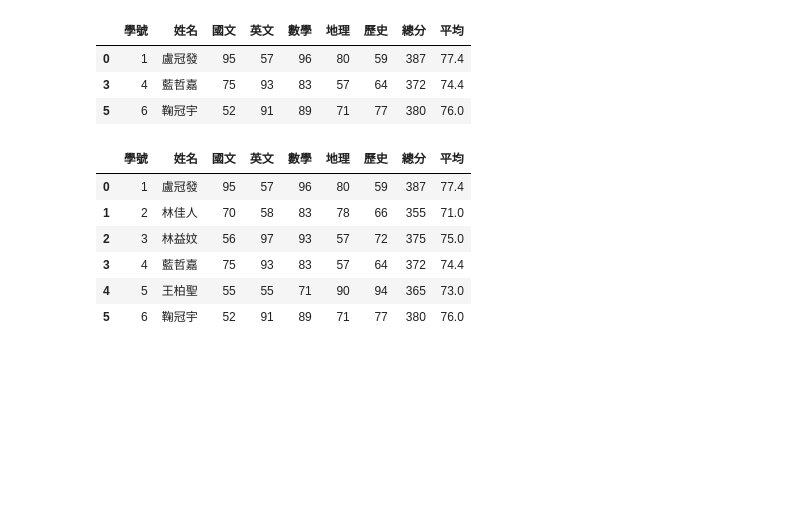
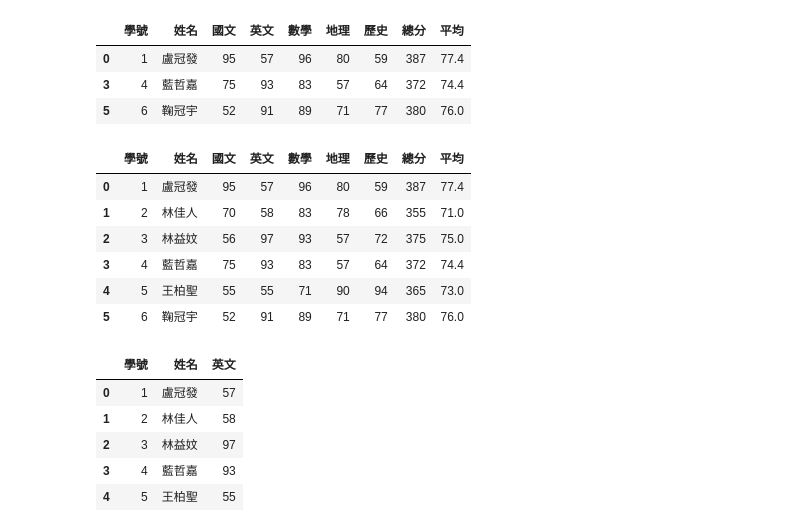
Before and after one commit to kyu226/kyu_2023_07_25, a Jupyter notebook: lesson17_4.ipynb, the cells around one changed output. Drawn from its saved outputs; the diff is of its cells as text; code cells hidden in the pictures; blank space fills up the shorter version.

```diff
--- a/lesson17_4.ipynb
+++ b/lesson17_4.ipynb
@@ -73,3 +73,14 @@ df.iloc[0:6]
 | 3 | 4 | 藍哲嘉 | 75 | 93 | 83 | 57 | 64 | 372 | 74.4 |
 | 4 | 5 | 王柏聖 | 55 | 55 | 71 | 90 | 94 | 365 | 73.0 |
 | 5 | 6 | 鞠冠宇 | 52 | 91 | 89 | 71 | 77 | 380 | 76.0 |
+# %%
+#同時要欄和列
+#iloc[],loc[]
+df.iloc[:5,[0,1,3]]
+# %% [output]
+|  | 學號 | 姓名 | 英文 |
+| 0 | 1 | 盧冠發 | 57 |
+| 1 | 2 | 林佳人 | 58 |
+| 2 | 3 | 林益妏 | 97 |
+| 3 | 4 | 藍哲嘉 | 93 |
+| 4 | 5 | 王柏聖 | 55 |
```
Also changed, not shown: parts of 1 cell of this notebook.
